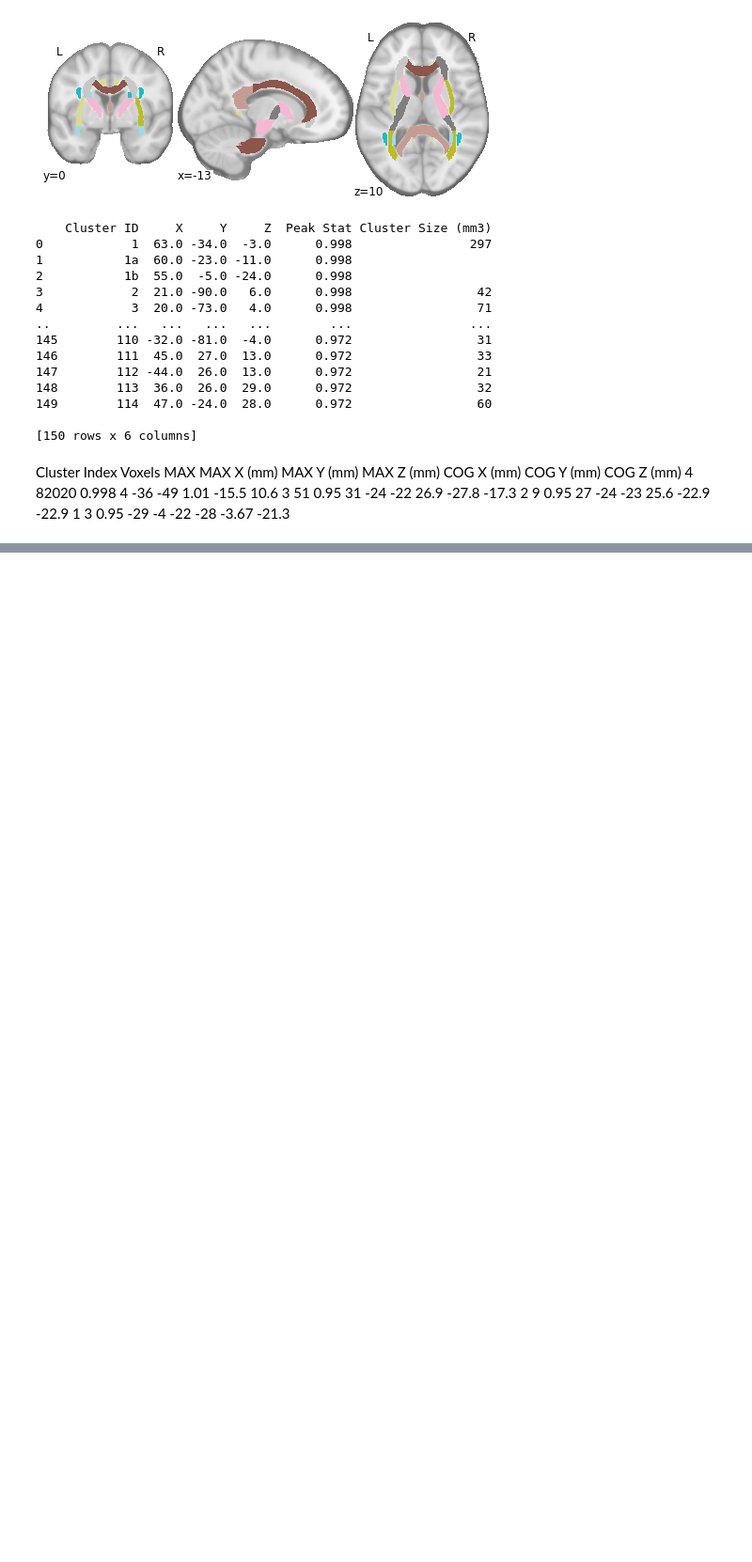
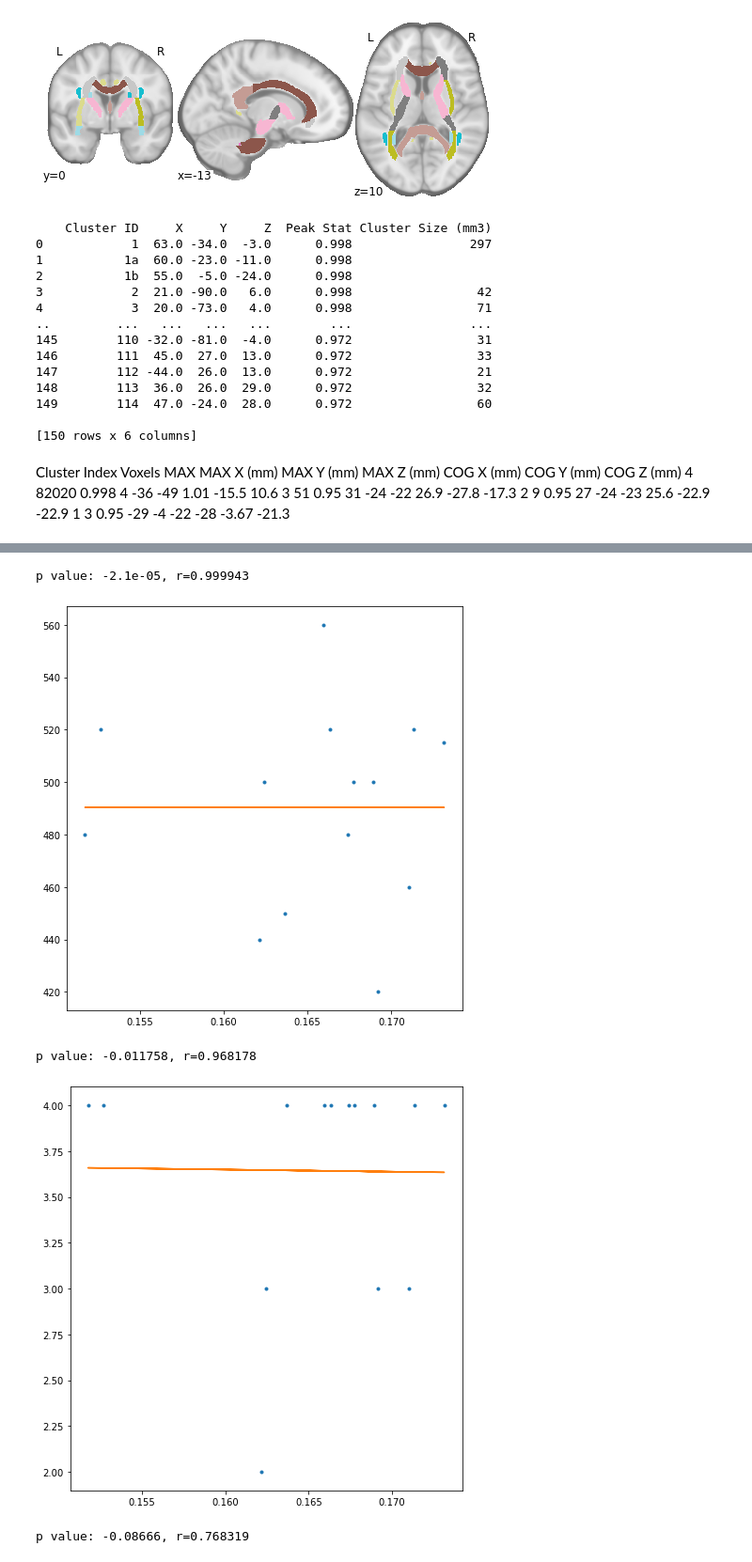
Before and after one commit to davide-aloi/mri_scripts, a Jupyter notebook: dti/dti_FA_analysis.ipynb, the cells around one changed output, grey strips where cells are left out. Shown at 94% size. Cells and saved outputs as stored; diff of their text form; code cells hidden in the pictures; blank space fills up the shorter version.

```diff
--- a/dti/dti_FA_analysis.ipynb
+++ b/dti/dti_FA_analysis.ipynb
@@ -206,0 +431,40 @@ Cluster Index	Voxels	MAX	MAX X (mm)	MAX Y (mm)	MAX Z (mm)	COG X (mm)	COG Y (mm)
+# %%
+# Example of correlation between FA values of the Corpus callosum and your behavioural metrics
+
+import scipy.stats
+x = all_tracts_means[0][14:28]
+x = np.transpose(x)
+#correlation with processing speed
+y = p_speed
+p,r = scipy.stats.pearsonr(x, y)    # Pearson's r
+print('p value: ' + str(round(p,6)) + ', r=' + str(round(r,6)))
+
+# If you want to add a plot
+from numpy.polynomial.polynomial import polyfit
+b, m = polyfit(x, y, 1)
+plt.plot(x, y, '.')
+plt.plot(x, b + m * x, '-')
+plt.show()
+
+#correlation with working memory
+y = w_m
+p,r = scipy.stats.pearsonr(x, y)    # Pearson's r
+print('p value: ' + str(round(p,6)) + ', r=' + str(round(r,6)))
+b, m = polyfit(x, y, 1)
+plt.plot(x, y, '.')
+plt.plot(x, b + m * x, '-')
+plt.show()
+#correlation with sympt severity
+y = symp_sev
+p,r = scipy.stats.pearsonr(x, y)    # Pearson's r
+print('p value: ' + str(round(p,6)) + ', r=' + str(round(r,6)))
+b, m = polyfit(x, y, 1)
+plt.plot(x, y, '.')
+plt.plot(x, b + m * x, '-')
+plt.show()
+# %% [output]
+p value: -2.1e-05, r=0.999943
+[figure, added]
+p value: -0.011758, r=0.968178
+[figure, added]
+p value: -0.08666, r=0.768319
```
Also changed, not shown: parts of 10 cells of this notebook, 3 other files.
